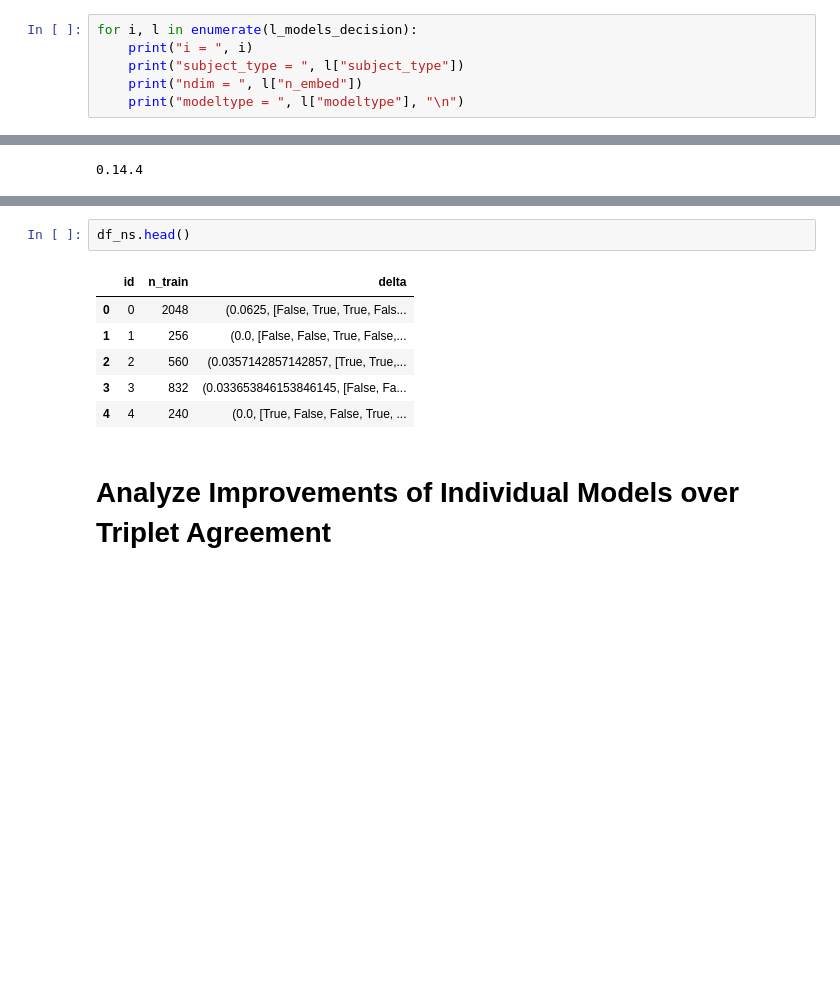
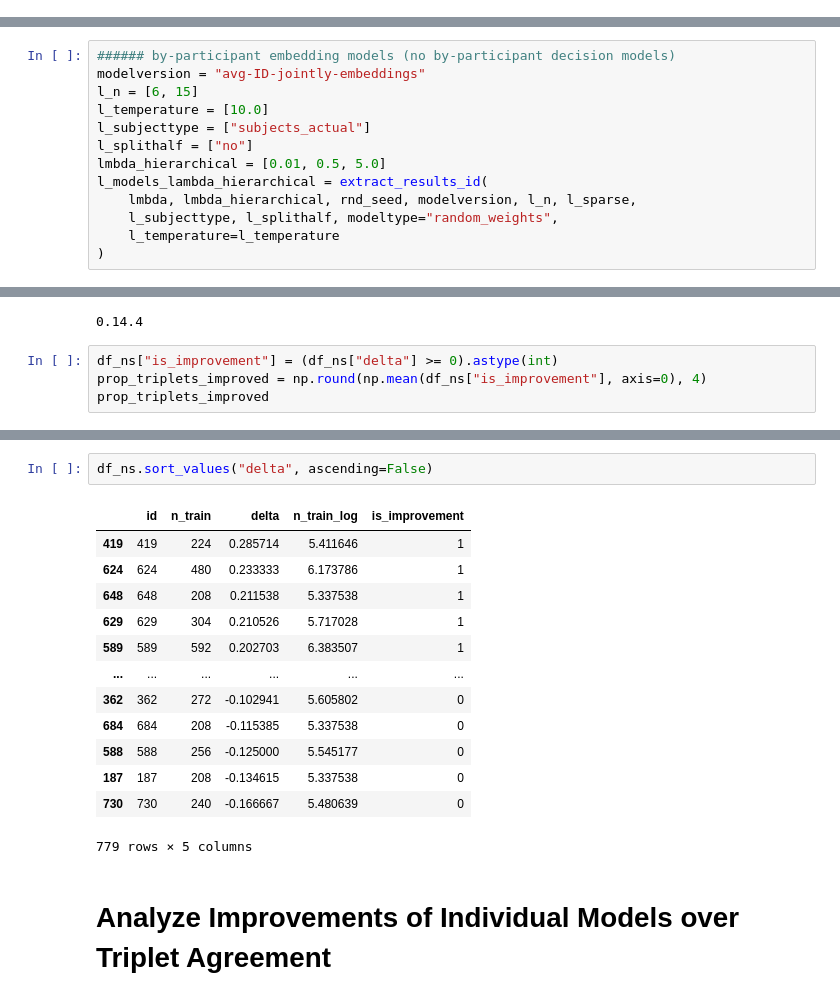
Before and after one commit to MirkoTh/semantic-representations-ID, a Jupyter notebook: analyze-results-joint-embedding-decision.ipynb, the cells around one changed output, grey strips where cells are left out. Drawn from its saved outputs; the diff is of its cells as text; blank space fills up the shorter version.

```diff
--- a/analyze-results-joint-embedding-decision.ipynb
+++ b/analyze-results-joint-embedding-decision.ipynb
@@ -298,7 +285 @@ ndim =  50
 temperature =  tensor(0.0100)
-# %%
-for i, l in enumerate(l_models_decision):
-    print("i = ", i)
-    print("subject_type = ", l["subject_type"])
-    print("ndim = ", l["n_embed"])
-    print("modeltype = ", l["modeltype"], "\n")
@@ -430,0 +396,13 @@ plt.show()
+# %%
+###### by-participant embedding models (no by-participant decision models)
+modelversion = "avg-ID-jointly-embeddings"
+l_n = [6, 15]
+l_temperature = [10.0]
+l_subjecttype = ["subjects_actual"]
+l_splithalf = ["no"]
+lmbda_hierarchical = [0.01, 0.5, 5.0]
+l_models_lambda_hierarchical = extract_results_id(
+    lmbda, lmbda_hierarchical, rnd_seed, modelversion, l_n, l_sparse,
+    l_subjecttype, l_splithalf, modeltype="random_weights",
+    l_temperature=l_temperature
+)
@@ -953,3 +1088,7 @@ import statsmodels.api as sm
 print(sm.__version__)
 # %% [output]
 0.14.4
+# %%
+df_ns["is_improvement"] = (df_ns["delta"] >= 0).astype(int)
+prop_triplets_improved = np.round(np.mean(df_ns["is_improvement"], axis=0), 4)
+prop_triplets_improved
@@ -968,12 +1111,19 @@ _ = sns.regplot(
 # %%
-df_ns.head()
+df_ns.sort_values("delta", ascending=False)
 # %% [output]
-|  | id | n_train | delta |
-| 0 | 0 | 2048 | (0.0625, [False, True, True, Fals... |
-| 1 | 1 | 256 | (0.0, [False, False, True, False,... |
-| 2 | 2 | 560 | (0.0357142857142857, [True, True,... |
-| 3 | 3 | 832 | (0.033653846153846145, [False, Fa... |
-| 4 | 4 | 240 | (0.0, [True, False, False, True, ... |
+|  | id | n_train | delta | n_train_log | is_improvement |
+| 419 | 419 | 224 | 0.285714 | 5.411646 | 1 |
+| 624 | 624 | 480 | 0.233333 | 6.173786 | 1 |
+| 648 | 648 | 208 | 0.211538 | 5.337538 | 1 |
+| 629 | 629 | 304 | 0.210526 | 5.717028 | 1 |
+| 589 | 589 | 592 | 0.202703 | 6.383507 | 1 |
+| ... | ... | ... | ... | ... | ... |
+| 362 | 362 | 272 | -0.102941 | 5.605802 | 0 |
+| 684 | 684 | 208 | -0.115385 | 5.337538 | 0 |
+| 588 | 588 | 256 | -0.125000 | 5.545177 | 0 |
+| 187 | 187 | 208 | -0.134615 | 5.337538 | 0 |
+| 730 | 730 | 240 | -0.166667 | 5.480639 | 0 |
+779 rows × 5 columns
 # %% [markdown]
 # Analyze Improvements of Individual Models over Triplet Agreement
 # %%
```
Also changed, not shown: parts of 33 cells of this notebook.
